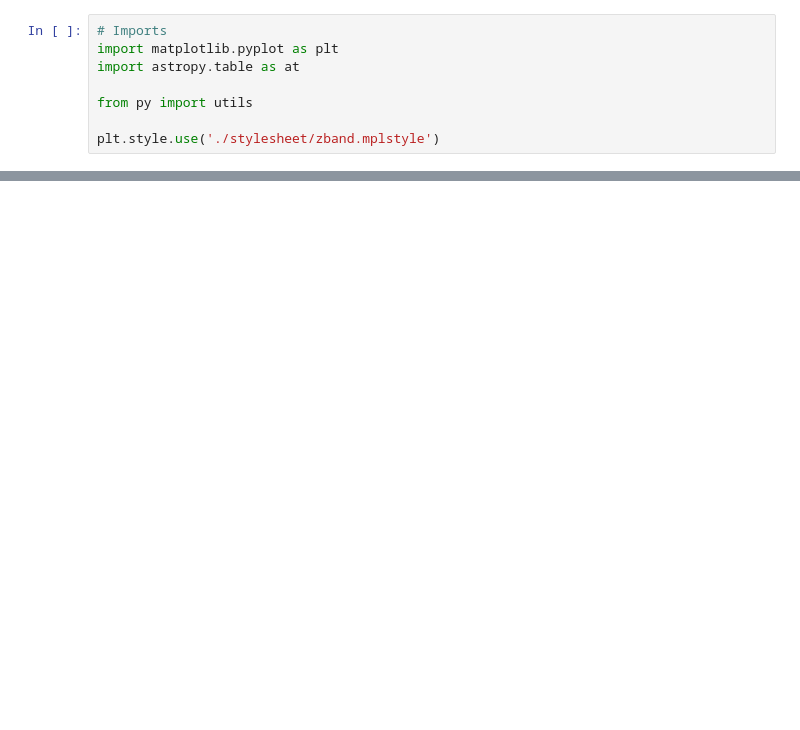
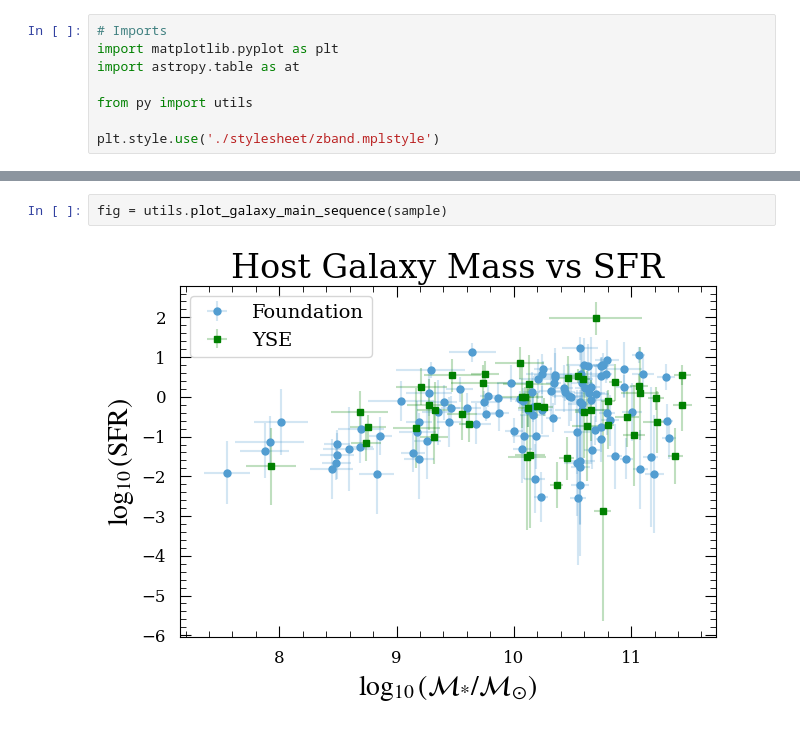
Before and after one commit to erinhay/snia-zband, a Jupyter notebook: notebooks/03_sample_selection.ipynb, the cells around one changed output, grey strips where cells are left out. Drawn from its saved outputs; the diff is of its cells as text; blank space fills up the shorter version.

```diff
--- a/notebooks/03_sample_selection.ipynb
+++ b/notebooks/03_sample_selection.ipynb
@@ -74,0 +75,4 @@ fig = utils.plot_histogram(sample, key="GRIZ_AV", split_by_survey=True)
+# %%
+fig = utils.plot_galaxy_main_sequence(sample)
+# %% [output]
+[figure, added]
```
Also changed, not shown: parts of 9 cells of this notebook, 5 other files.
